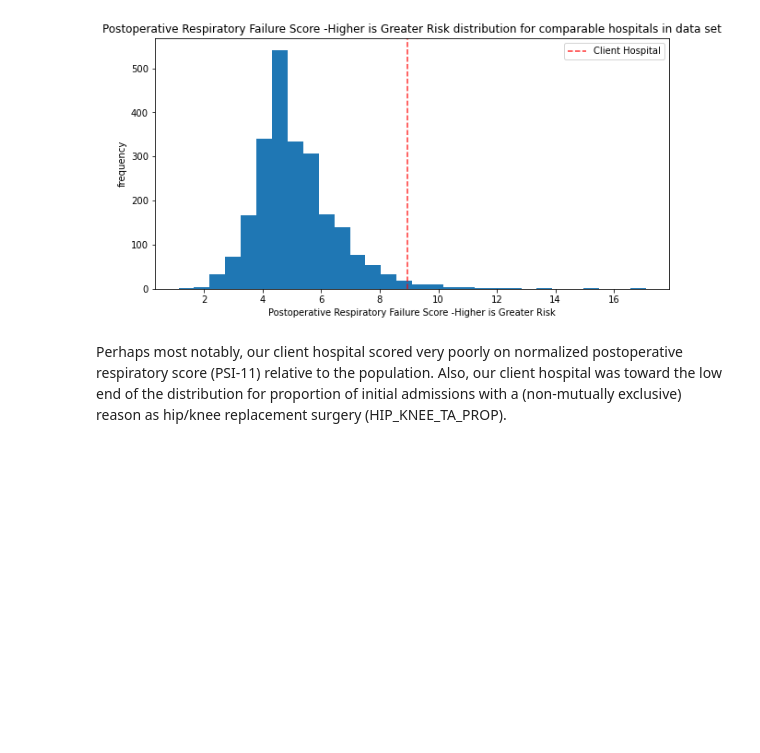
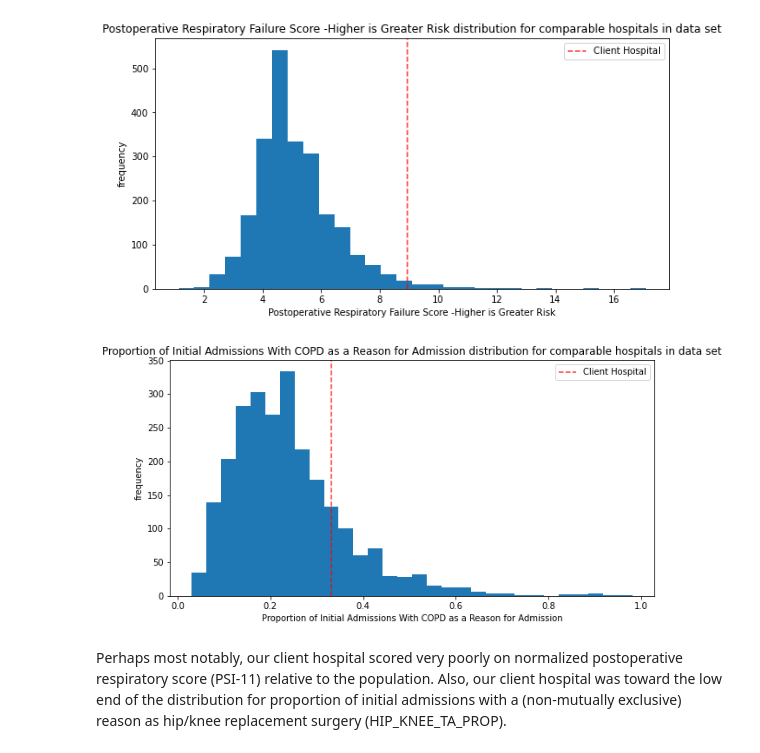
Before and after one commit to ursus-maritimus-714/Prediction_of_Hospital_Readmission_Project, a Jupyter notebook: Notebooks/04_Business_Modeling.ipynb, the cells around one changed output. Cells and saved outputs as stored; diff of their text form; code cells hidden in the pictures; blank space fills up the shorter version.

```diff
--- a/Notebooks/04_Business_Modeling.ipynb
+++ b/Notebooks/04_Business_Modeling.ipynb
@@ -163,6 +183,10 @@ plot_compare('AMI_TA_PROP', 'Proportion of Initial Admissions With AMI as a Reas
 plot_compare('PSI_11', 'Postoperative Respiratory Failure Score -Higher is Greater Risk')
 # %% [output]
 [figure]
+# %%
+plot_compare('COPD_TA_PROP', 'Proportion of Initial Admissions With COPD as a Reason for Admission')
+# %% [output]
+[figure, added]
 # %% [markdown]
 Perhaps most notably, our client hospital scored very poorly on normalized postoperative respiratory score (PSI-11) relative to the population. Also, our client hospital was toward the low end of the distribution for proportion of initial admissions with a (non-mutually exclusive) reason as hip/knee replacement surgery (HIP_KNEE_TA_PROP).
 # %% [markdown]
```
Also changed, not shown: parts of 14 cells of this notebook.
